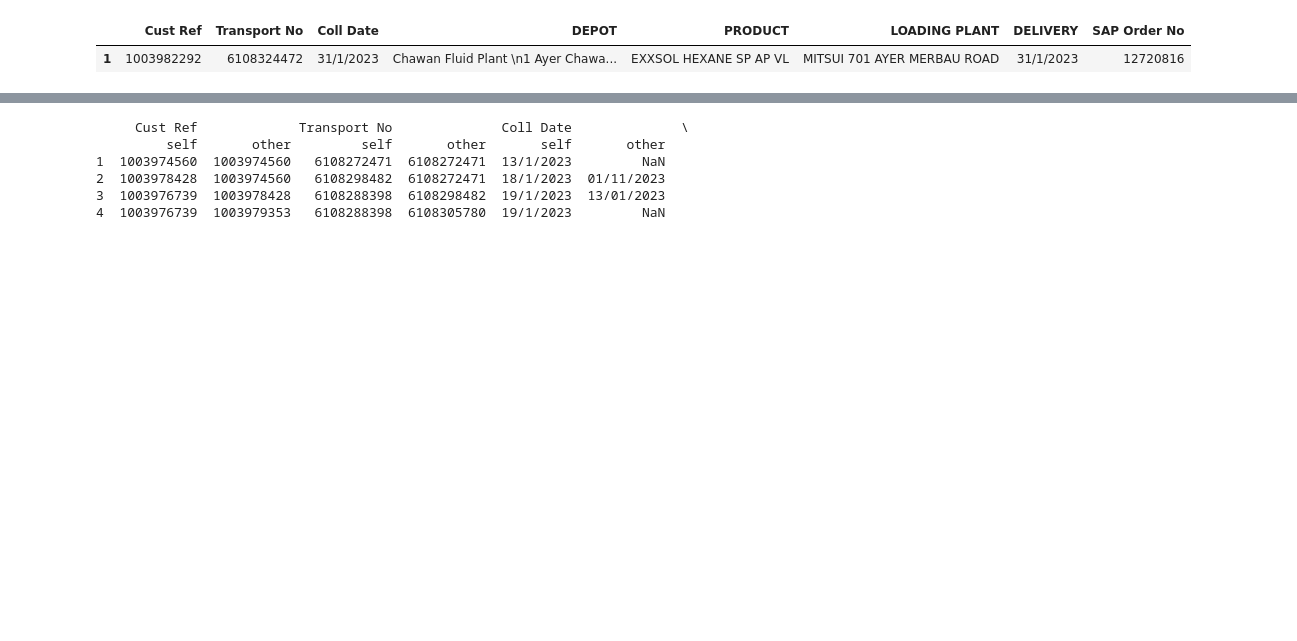
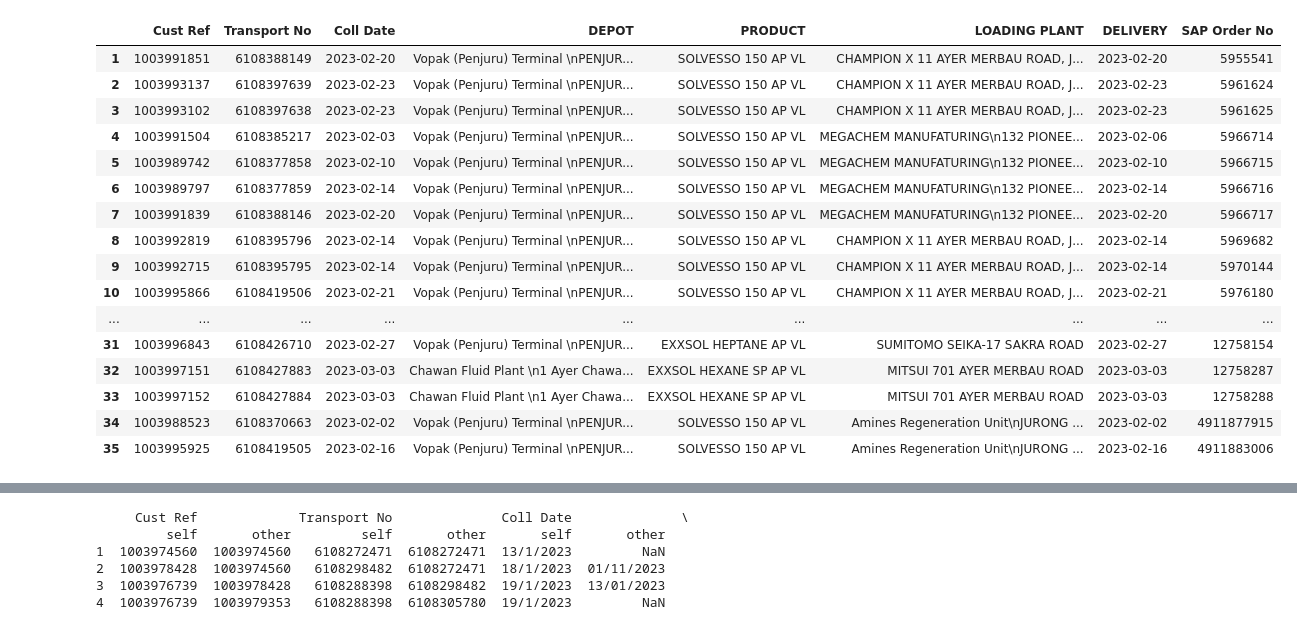
Before and after one commit to JohnTan38/Zomato, a Jupyter notebook: Analysis/TRANSPOREON.ipynb, the cells around one changed output, grey strips where cells are left out. Drawn from its saved outputs; the diff is of its cells as text; code cells hidden in the pictures; blank space fills up the shorter version.

```diff
--- a/Analysis/TRANSPOREON.ipynb
+++ b/Analysis/TRANSPOREON.ipynb
@@ -265,0 +919,12 @@ CHAMPIONX SG SERVICE PTE LTD
+# %%
+df_trans_trans = df_trans.copy()
+
+df_trans_trans['Coll Date'] = [x.split('\n')[0].replace(' ', '') for x in df_trans_trans['Coll Date']]
+df_trans_trans['DELIVERY'] = [x.split('\n')[0].replace(' ', '') for x in df_trans_trans['DELIVERY']]
+#s = '(2023-02-03\n18,000)'
+#m = re.match('\(([\w\s]+)\n([\w\s]+)\)', s)
+#coll_date = m.group(1)
+#tim = m.group(2)
+df_trans = df_trans_trans.copy()
+df_trans
+#https://stackoverflow.com/questions/44922259/python-using-regex-to-extract-parts-of-a-string-in-pandas-column
@@ -265,0 +949,8 @@ CHAMPIONX SG SERVICE PTE LTD
+# %%
+basf_dict = {'BASF SOUTH EAST ASIA PTE LTD': 'EXXAL 8 ROP VL'}
+basf_dict_lst= list(basf_dict.keys())
+df_trans['PRODUCT'] = np.where(df_trans.LOADING_PLANT_MV3==basf_dict_lst[0], 'EXXAL 8 ROP VL', df_trans.PRODUCT)
+
+df_trans['Cust Ref'].fillna(0, inplace=True)
+#df_trans['LOADING_PLANT_MV3'].isin(basf_dict_lst)
+df_trans.head()
@@ -286,6 +984,7 @@ temp_upload_1 = temp_upload_1.reset_index().drop(columns='index')
 temp_upload_1['Coll Date'] = pd.to_datetime(temp_upload_1['Coll Date']).dt.strftime('%d/%m/%Y') #format datetime
 temp_upload_1['DELIVERY'] = pd.to_datetime(temp_upload_1['DELIVERY']).dt.strftime('%d/%m/%Y')
 
+temp_upload_1['SAP Order No'] = pd.to_numeric(temp_upload_1['SAP Order No'])
 temp_upload_1.sort_values(['SAP Order No'], ascending=True, inplace=True, na_position='first')
 temp_upload_1.index = np.arange(1, len(temp_upload_1)+1)
 temp_upload_1
@@ -302,7 +1011,7 @@ columns = ['NO', 'SH Reference', 'Job Type', 'Shipper', 'Permit', 'ETA Date', 'Q
           'Cont No', 'SEAL', 'TIME SLOT', 'REMARKS', 'TD- STATUS']
 master = pd.read_csv(r"C:/Users/john.tan/OneDrive - Cogent Holdings Pte. Ltd/Documents/Transporeon/EM master file.csv")
 master = master.drop(columns=columns, axis=1)
-master = master.iloc[:, 1:]
+master = master.iloc[1:] #remove first row
 master = master.reset_index().drop(columns='index')
 
 from datetime import datetime
@@ -311,25 +1020,53 @@ try:
     master['DELIVERY'] = pd.to_datetime(master['DELIVERY'], format='%d/%m/%Y').dt.strftime('%Y-%m-%d')
 except:
     pass
-#master['EM SO# Ref'] = master['EM SO# Ref'].astype(int)
+
+master.drop(index=master.index[0], axis=1, inplace=True) #drop first row
+master['EM SO# Ref'] = pd.to_numeric(master['EM SO# Ref'], errors='coerce') #convert non-numeric values to NaN
+master.dropna(subset=['EM SO# Ref'], inplace=True) #drop rows with NaN in col
+master['EM SO# Ref'] = master['EM SO# Ref'].astype(np.int64)
+#master['EM SO# Ref'] = master['EM SO# Ref'].apply(pd.to_numeric)
 # %%
 temp_upload_cust = temp_upload_1['SAP Order No'].tolist()
-#temp_upload_cust = list(map(int, temp_upload_cust)) #convert list items to int
+temp_upload_cust = list(map(int, temp_upload_cust)) #convert list items to int
 
 master = master[master['EM SO# Ref'].isin(temp_upload_cust)] #select rows based on list
 #master = master[master['SAP Order No'].isin(temp_upload_cust)]
 col_mas = ['Cust Ref', 'Transport No', 'Coll Date', 'DEPOT', 'PRODUCT', 'LOADING PLANT', 'DELIVERY', 'EM SO# Ref'] #'EM SO# Ref'
 master = master[col_mas]
 master.rename(columns={'EM SO# Ref': 'SAP Order No'}, inplace=True)
 
 master.sort_values(['SAP Order No'], ascending=True, inplace=True, na_position='first')
 master.index = np.arange(1, len(master)+1)
 
+master['Cust Ref'].fillna(value=0, inplace=True)
+master['Transport No'].fillna(value=0, inplace=True)
+master['Cust Ref'] = master['Cust Ref'].astype('int64')
+master['Transport No'] = master['Transport No'].astype('int64')
 if len(master) == 0:
     print('\033[1m'+ '\033[94m'+ 'All download Transports are new')
+
+master.loc[~master['Coll Date'].str.contains('[a-zA-Z]')] #remove rows with alphabets in col
+master.loc[~master['DELIVERY'].str.contains('[a-zA-Z]')]
 master
+#https://stackoverflow.com/questions/69255495/remove-rows-with-alphabets-in-a-given-column
 # %% [output]
 |  | Cust Ref | Transport No | Coll Date | DEPOT | PRODUCT | LOADING PLANT | DELIVERY | SAP Order No |
-| 1 | 1003982292 | 6108324472 | 31/1/2023 | Chawan Fluid Plant \n1 Ayer Chawa... | EXXSOL HEXANE SP AP VL | MITSUI 701 AYER MERBAU ROAD | 31/1/2023 | 12720816 |
+| 1 | 1003991851 | 6108388149 | 2023-02-20 | Vopak (Penjuru) Terminal \nPENJUR... | SOLVESSO 150 AP VL | CHAMPION X 11 AYER MERBAU ROAD, J... | 2023-02-20 | 5955541 |
+| 2 | 1003993137 | 6108397639 | 2023-02-23 | Vopak (Penjuru) Terminal \nPENJUR... | SOLVESSO 150 AP VL | CHAMPION X 11 AYER MERBAU ROAD, J... | 2023-02-23 | 5961624 |
+| 3 | 1003993102 | 6108397638 | 2023-02-23 | Vopak (Penjuru) Terminal \nPENJUR... | SOLVESSO 150 AP VL | CHAMPION X 11 AYER MERBAU ROAD, J... | 2023-02-23 | 5961625 |
+| 4 | 1003991504 | 6108385217 | 2023-02-03 | Vopak (Penjuru) Terminal \nPENJUR... | SOLVESSO 150 AP VL | MEGACHEM MANUFATURING\n132 PIONEE... | 2023-02-06 | 5966714 |
+| 5 | 1003989742 | 6108377858 | 2023-02-10 | Vopak (Penjuru) Terminal \nPENJUR... | SOLVESSO 150 AP VL | MEGACHEM MANUFATURING\n132 PIONEE... | 2023-02-10 | 5966715 |
+| 6 | 1003989797 | 6108377859 | 2023-02-14 | Vopak (Penjuru) Terminal \nPENJUR... | SOLVESSO 150 AP VL | MEGACHEM MANUFATURING\n132 PIONEE... | 2023-02-14 | 5966716 |
+| 7 | 1003991839 | 6108388146 | 2023-02-20 | Vopak (Penjuru) Terminal \nPENJUR... | SOLVESSO 150 AP VL | MEGACHEM MANUFATURING\n132 PIONEE... | 2023-02-20 | 5966717 |
+| 8 | 1003992819 | 6108395796 | 2023-02-14 | Vopak (Penjuru) Terminal \nPENJUR... | SOLVESSO 150 AP VL | CHAMPION X 11 AYER MERBAU ROAD, J... | 2023-02-14 | 5969682 |
+| 9 | 1003992715 | 6108395795 | 2023-02-14 | Vopak (Penjuru) Terminal \nPENJUR... | SOLVESSO 150 AP VL | CHAMPION X 11 AYER MERBAU ROAD, J... | 2023-02-14 | 5970144 |
+| 10 | 1003995866 | 6108419506 | 2023-02-21 | Vopak (Penjuru) Terminal \nPENJUR... | SOLVESSO 150 AP VL | CHAMPION X 11 AYER MERBAU ROAD, J... | 2023-02-21 | 5976180 |
+| ... | ... | ... | ... | ... | ... | ... | ... | ... |
+| 31 | 1003996843 | 6108426710 | 2023-02-27 | Vopak (Penjuru) Terminal \nPENJUR... | EXXSOL HEPTANE AP VL | SUMITOMO SEIKA-17 SAKRA ROAD | 2023-02-27 | 12758154 |
+| 32 | 1003997151 | 6108427883 | 2023-03-03 | Chawan Fluid Plant \n1 Ayer Chawa... | EXXSOL HEXANE SP AP VL | MITSUI 701 AYER MERBAU ROAD | 2023-03-03 | 12758287 |
+| 33 | 1003997152 | 6108427884 | 2023-03-03 | Chawan Fluid Plant \n1 Ayer Chawa... | EXXSOL HEXANE SP AP VL | MITSUI 701 AYER MERBAU ROAD | 2023-03-03 | 12758288 |
+| 34 | 1003988523 | 6108370663 | 2023-02-02 | Vopak (Penjuru) Terminal \nPENJUR... | SOLVESSO 150 AP VL | Amines Regeneration Unit\nJURONG ... | 2023-02-02 | 4911877915 |
+| 35 | 1003995925 | 6108419505 | 2023-02-16 | Vopak (Penjuru) Terminal \nPENJUR... | SOLVESSO 150 AP VL | Amines Regeneration Unit\nJURONG ... | 2023-02-16 | 4911883006 |
 # %%
 if len(master) != 0:
```
Also changed, not shown: parts of 54 cells of this notebook, 1 other file.
